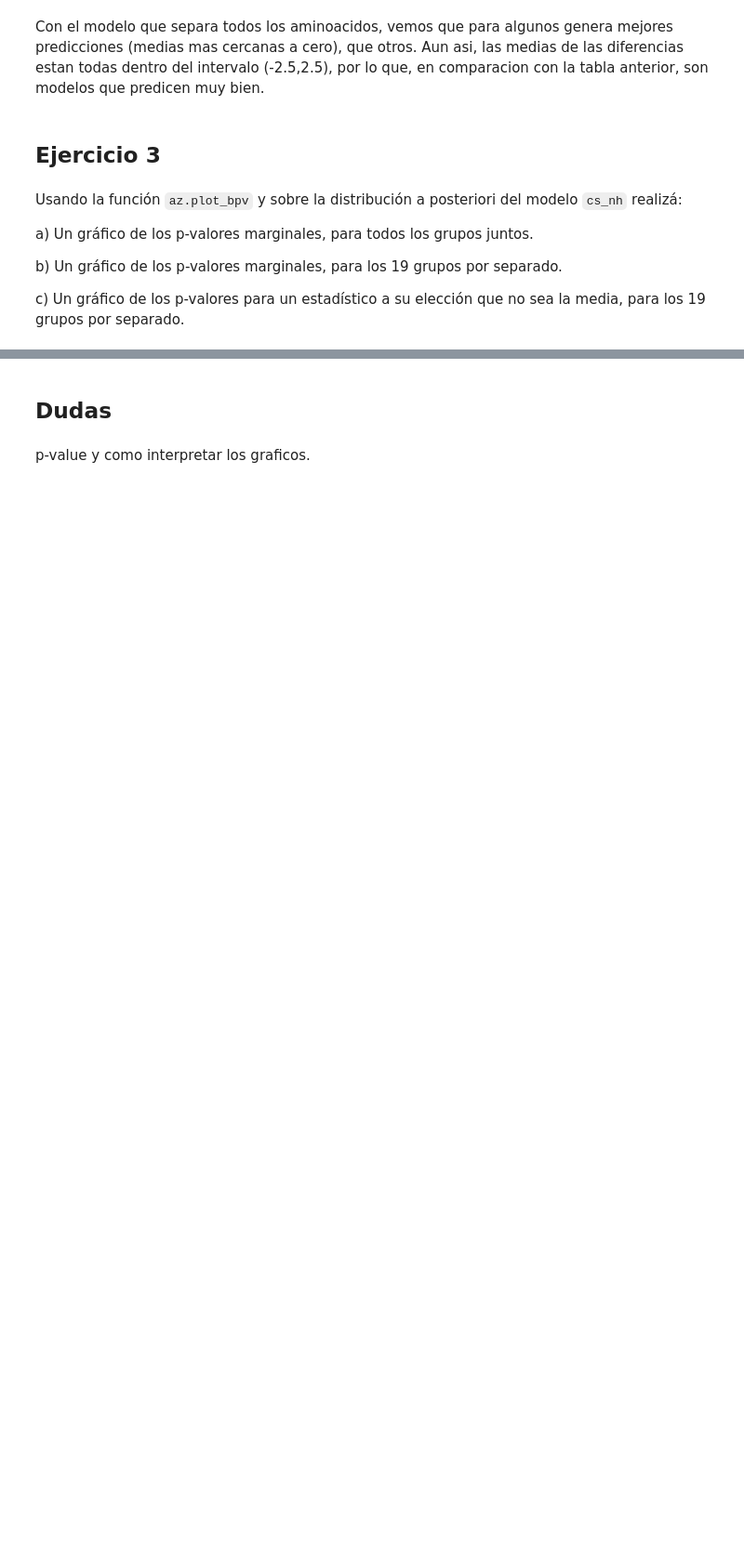
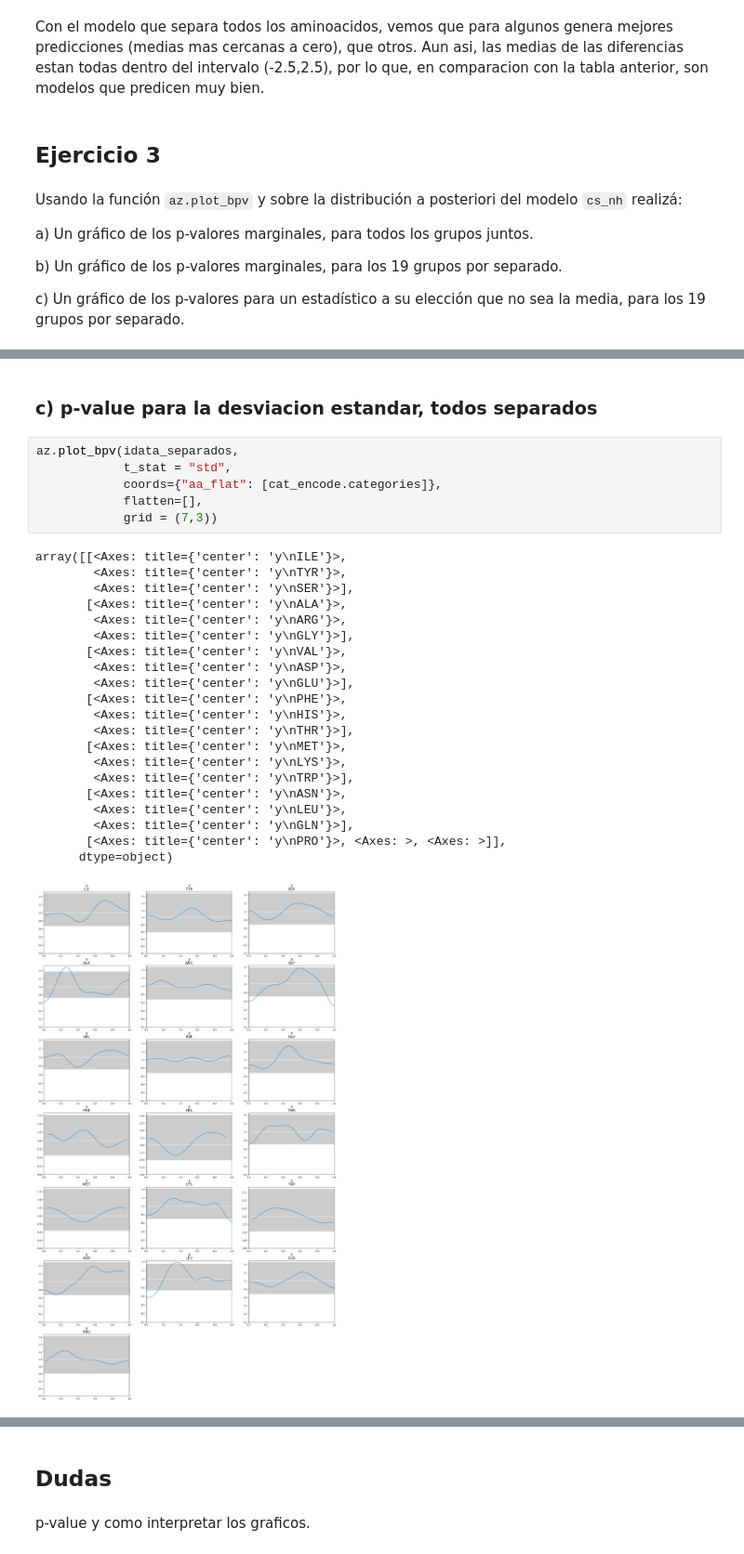
Before and after one commit to ulrich-marcelo/estadistica_e_inferencia_II, a Jupyter notebook: 04_Flujo_de_trabajo_bayesiano.ipynb, the cells around one changed output, grey strips where cells are left out. Shown at 93% size. Drawn from its saved outputs; the diff is of its cells as text; blank space fills up the shorter version.

```diff
--- a/04_Flujo_de_trabajo_bayesiano.ipynb
+++ b/04_Flujo_de_trabajo_bayesiano.ipynb
@@ -1563,0 +1593,30 @@ No le supe hacer la de los grupos separados.
+# %% [markdown]
+### c) p-value para la desviacion estandar, todos separados
+# %%
+az.plot_bpv(idata_separados,
+            t_stat = "std",
+            coords={"aa_flat": [cat_encode.categories]},
+            flatten=[],
+            grid = (7,3))
+# %% [output]
+array([[<Axes: title={'center': 'y\nILE'}>,
+        <Axes: title={'center': 'y\nTYR'}>,
+        <Axes: title={'center': 'y\nSER'}>],
+       [<Axes: title={'center': 'y\nALA'}>,
+        <Axes: title={'center': 'y\nARG'}>,
+        <Axes: title={'center': 'y\nGLY'}>],
+       [<Axes: title={'center': 'y\nVAL'}>,
+        <Axes: title={'center': 'y\nASP'}>,
+        <Axes: title={'center': 'y\nGLU'}>],
+       [<Axes: title={'center': 'y\nPHE'}>,
+        <Axes: title={'center': 'y\nHIS'}>,
+        <Axes: title={'center': 'y\nTHR'}>],
+       [<Axes: title={'center': 'y\nMET'}>,
+        <Axes: title={'center': 'y\nLYS'}>,
+        <Axes: title={'center': 'y\nTRP'}>],
+       [<Axes: title={'center': 'y\nASN'}>,
+        <Axes: title={'center': 'y\nLEU'}>,
+        <Axes: title={'center': 'y\nGLN'}>],
+       [<Axes: title={'center': 'y\nPRO'}>, <Axes: >, <Axes: >]],
+      dtype=object)
+[figure, added]
```
Also changed, not shown: parts of 24 cells of this notebook, 5 other files.
